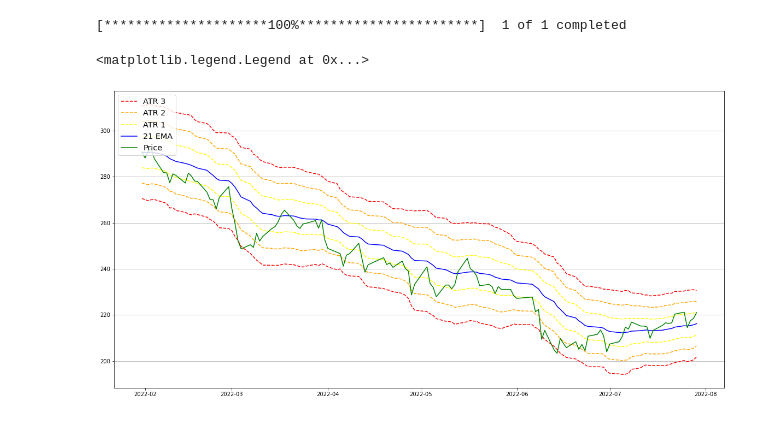
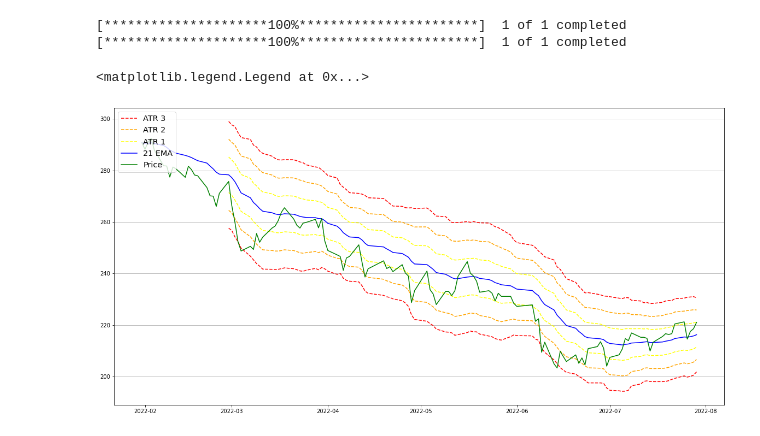
Before and after one commit to BenCollinsSheerin/main, a Jupyter notebook: moving average.ipynb, the cells around one changed output. Cells and saved outputs as stored; diff of their text form; code cells hidden in the pictures.

```diff
--- a/moving average.ipynb
+++ b/moving average.ipynb
@@ -1,6 +92,7 @@
 # %%
+#####
 # 21 DAY EMA /W ATR RANGE OF 1-3
-
+#####
 import yfinance as yf
 import pandas as pd
 import numpy as np
@@ -12,37 +104,37 @@ share = share.drop(['Volume', 'Adj Close'], axis=1)
 share["21EMA"] = share[["Close"]].ewm(span=21, adjust=False).mean()
 
 # START: CLEAN THIS UP
-start = dt.datetime(2020, 1, 1)
-data = pdr.get_data_yahoo("SBRY.L", start)
+data = yf.download(tickers='SBRY.L', period='6mo')
 high_low = data['High'] - data['Low']
 high_close = np.abs(data['High'] - data['Close'].shift())
 low_close = np.abs(data['Low'] - data['Close'].shift())
 ranges = pd.concat([high_low, high_close, low_close], axis=1)
 true_range = np.max(ranges, axis=1)
 atr = true_range.rolling(21).sum()/21
 share["ATR"] = atr
 share["ATR +1"] = share["21EMA"] + (share["ATR"] * 1)
 share["ATR +2"] = share["21EMA"] + (share["ATR"] * 2)
 share["ATR +3"] = share["21EMA"] + (share["ATR"] * 3)
 share["ATR -1"] = share["21EMA"] + (share["ATR"] * -1)
 share["ATR -2"] = share["21EMA"] + (share["ATR"] * -2)
 share["ATR -3"] = share["21EMA"] + (share["ATR"] * -3)
 # END: CLEAN THIS UP
 
 plt.figure(figsize=(20,10))
 plt.plot(share["ATR +3"], linestyle = 'dashed', label="ATR 3", color="Red")
 plt.plot(share["ATR -3"], linestyle = 'dashed', color="Red")
 plt.plot(share["ATR +2"], linestyle = 'dashed', label="ATR 2", color="Orange")
 plt.plot(share["ATR -2"], linestyle = 'dashed', color="Orange")
 plt.plot(share["ATR +1"], linestyle = 'dashed', label="ATR 1", color="Yellow")
 plt.plot(share["ATR -1"], linestyle = 'dashed', color="Yellow")
 plt.plot(share["21EMA"], label="21 EMA", color="Blue")
 plt.plot(share["Close"], label="Price", color="Green")
 plt.grid(axis = 'y')
 plt.legend(loc='upper left',fontsize="x-large")
 
 #https://www.tradingview.com/support/solutions/43000502266-keltner-channels-kc/
 # %% [output]
 [*********************100%***********************]  1 of 1 completed
+[*********************100%***********************]  1 of 1 completed
 <matplotlib.legend.Legend at 0x...>
-[figure, old version]
+[figure, new version]
```
Also changed, not shown: parts of 4 cells of this notebook.
